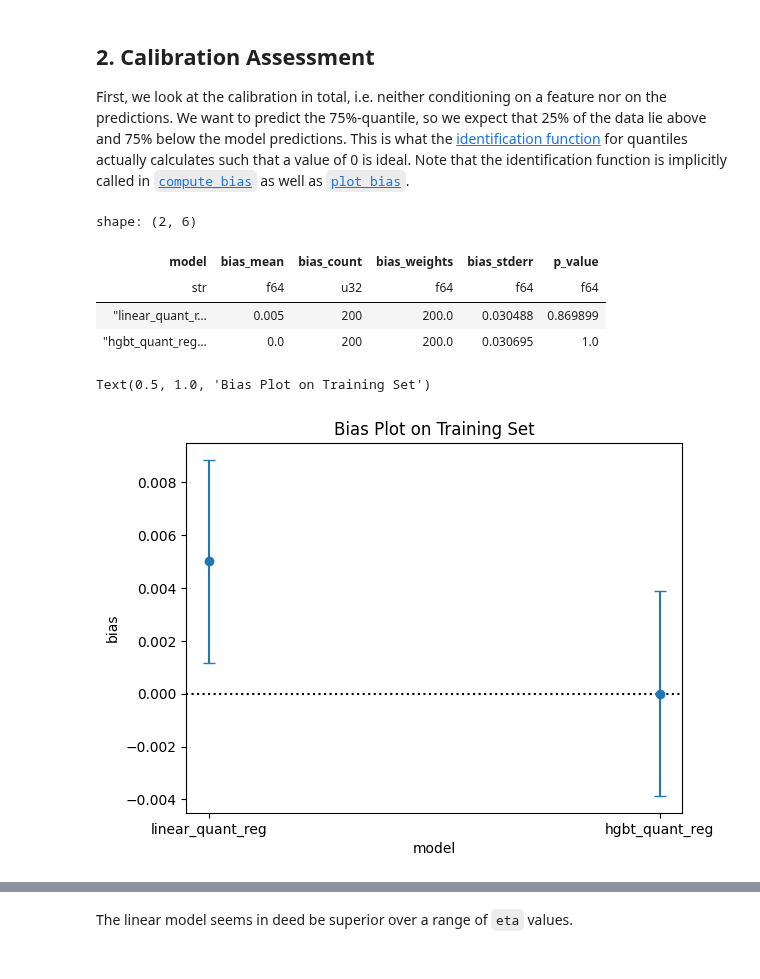
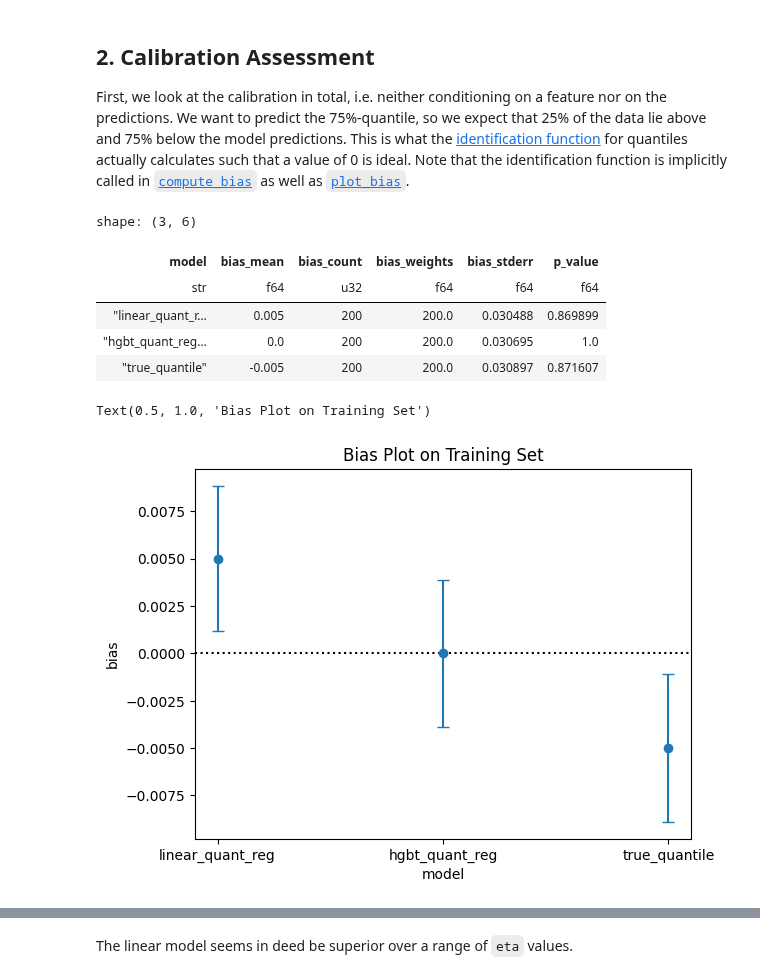
Before and after one commit to lorentzenchr/model-diagnostics, a Jupyter notebook: docs/examples/quantile_regression.ipynb, the cells around one changed output, grey strips where cells are left out. Cells and saved outputs as stored; diff of their text form; code cells hidden in the pictures.

```diff
--- a/docs/examples/quantile_regression.ipynb
+++ b/docs/examples/quantile_regression.ipynb
@@ -63,26 +92,28 @@ First, we look at the calibration in total, i.e. neither conditioning on a featu
 We want to predict the 75%-quantile, so we expect that 25% of the data lie above and 75% below the model predictions.
 This is what the [identification function](https://lorentzenchr.github.io/model-diagnostics/reference/model_diagnostics/calibration/identification/#model_diagnostics.calibration.identification.identification_function) for quantiles actually calculates such that a value of 0 is ideal.
 Note that the identification function is implicitly called in [`compute_bias`](https://lorentzenchr.github.io/model-diagnostics/reference/model_diagnostics/calibration/identification/#model_diagnostics.calibration.identification.compute_bias) as well as [`plot_bias`](https://lorentzenchr.github.io/model-diagnostics/reference/model_diagnostics/calibration/plots/#model_diagnostics.calibration.plots.plot_bias).
-# %%
-from model_diagnostics.calibration import compute_bias, plot_bias, plot_reliability_diagram
-
-df = pl.DataFrame({
-    "linear_quant_reg": m_linear.predict(X_train),
-    "hgbt_quant_reg": m_hgbt.predict(X_train),
-})
-
-display(compute_bias(y_obs=y_train, y_pred=df, functional="quantile", level=quantile_level))
-
-ax = plot_bias(
-    y_obs=y_train, y_pred=df, functional="quantile", level=quantile_level,confidence_level=1 - 0.9
-)
-ax.set_title("Bias Plot on Training Set")
-# %% [output]
-shape: (2, 6)
-| model | bias_mean | bias_count | bias_weights | bias_stderr | p_value |
-| str | f64 | u32 | f64 | f64 | f64 |
-| "linear_quant_r… | 0.005 | 200 | 200.0 | 0.030488 | 0.869899 |
-| "hgbt_quant_reg… | 0.0 | 200 | 200.0 | 0.030695 | 1.0 |
-Text(0.5, 1.0, 'Bias Plot on Training Set')
-[figure, removed]
+# %%
+from model_diagnostics.calibration import compute_bias, plot_bias, plot_reliability_diagram
+
+df = pl.DataFrame({
+    "linear_quant_reg": m_linear.predict(X_train),
+    "hgbt_quant_reg": m_hgbt.predict(X_train),
+    "true_quantile": y_quantile_train,
+})
+
+display(compute_bias(y_obs=y_train, y_pred=df, functional="quantile", level=quantile_level))
+
+ax = plot_bias(
+    y_obs=y_train, y_pred=df, functional="quantile", level=quantile_level,confidence_level=1 - 0.9
+)
+ax.set_title("Bias Plot on Training Set")
+# %% [output]
+shape: (3, 6)
+| model | bias_mean | bias_count | bias_weights | bias_stderr | p_value |
+| str | f64 | u32 | f64 | f64 | f64 |
+| "linear_quant_r… | 0.005 | 200 | 200.0 | 0.030488 | 0.869899 |
+| "hgbt_quant_reg… | 0.0 | 200 | 200.0 | 0.030695 | 1.0 |
+| "true_quantile" | -0.005 | 200 | 200.0 | 0.030897 | 0.871607 |
+Text(0.5, 1.0, 'Bias Plot on Training Set')
+[figure, added]
 # %% [markdown]
```
Also changed, not shown: parts of 13 cells of this notebook, 3 other files.
